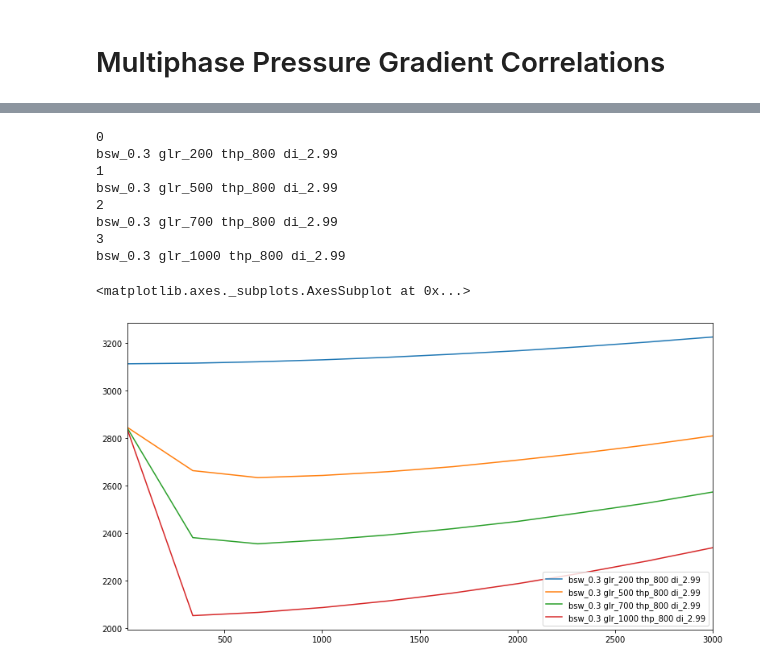
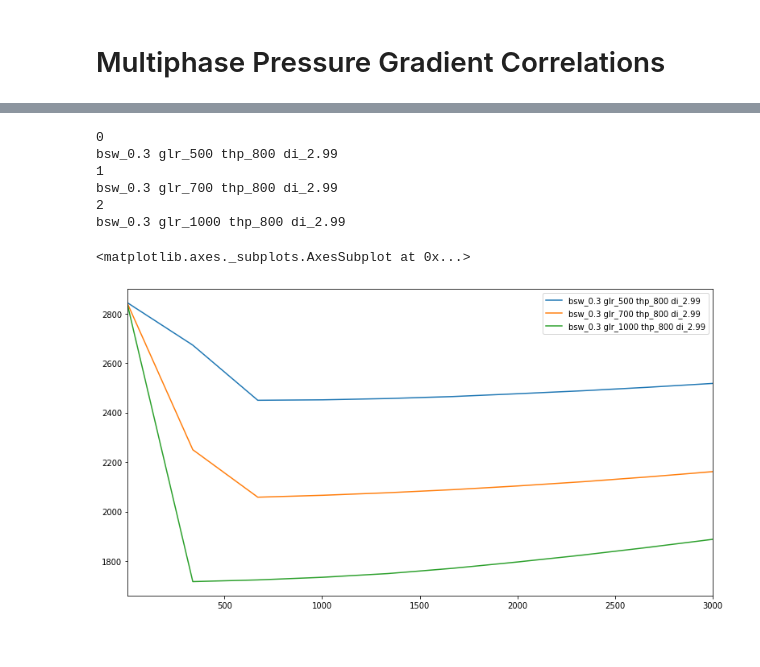
Before and after one commit to scuervo91/reservoirpy, a Jupyter notebook: examples/wellproductivity/5-pressure_drop.ipynb, the cells around one changed output, grey strips where cells are left out. Drawn from its saved outputs; the diff is of its cells as text; code cells hidden in the pictures.

```diff
--- a/examples/wellproductivity/5-pressure_drop.ipynb
+++ b/examples/wellproductivity/5-pressure_drop.ipynb
@@ -286,34 +304,32 @@ pr
 # %%
 df = pi.two_phase_outflow_curve(
     depth = np.linspace(0,5820,30),
     thp = [800],
     liquid_rate = np.linspace(5,3000,10),
     oil_rate = None,
     gas_rate = None,
-    glr = [200,500,700,1000],
+    glr = [500,700,1000],
     gor = None,
     bsw = [0.3],
     oil_obj = oil,
     gas_obj = gas,
     water_obj = water,
     epsilon=0.0006,
     surface_temperature=80,
     temperature_gradient=1,
     di=2.99,
     tol=0.008,
     max_iter = 20,
     method = 'hagedorn_brown',
 )
 fig, ax = plt.subplots(figsize=(13,7))
 df.plot(ax=ax)
 # %% [output]
 0
-bsw_0.3 glr_200 thp_800 di_2.99
+bsw_0.3 glr_500 thp_800 di_2.99
 1
-bsw_0.3 glr_500 thp_800 di_2.99
+bsw_0.3 glr_700 thp_800 di_2.99
 2
-bsw_0.3 glr_700 thp_800 di_2.99
-3
 bsw_0.3 glr_1000 thp_800 di_2.99
 <matplotlib.axes._subplots.AxesSubplot at 0x...>
-[figure, old version]
+[figure, new version]
```
Also changed, not shown: parts of 4 cells of this notebook.
